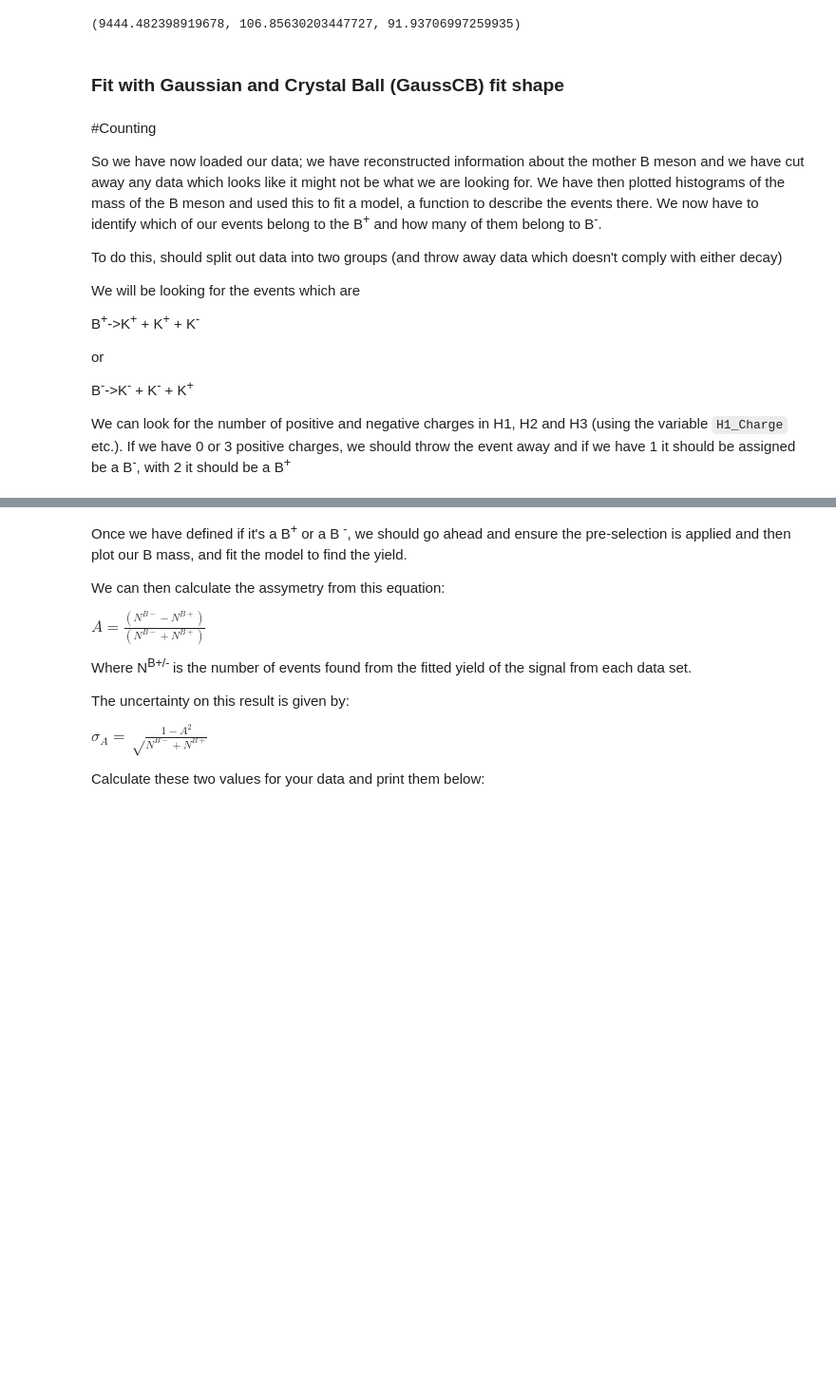
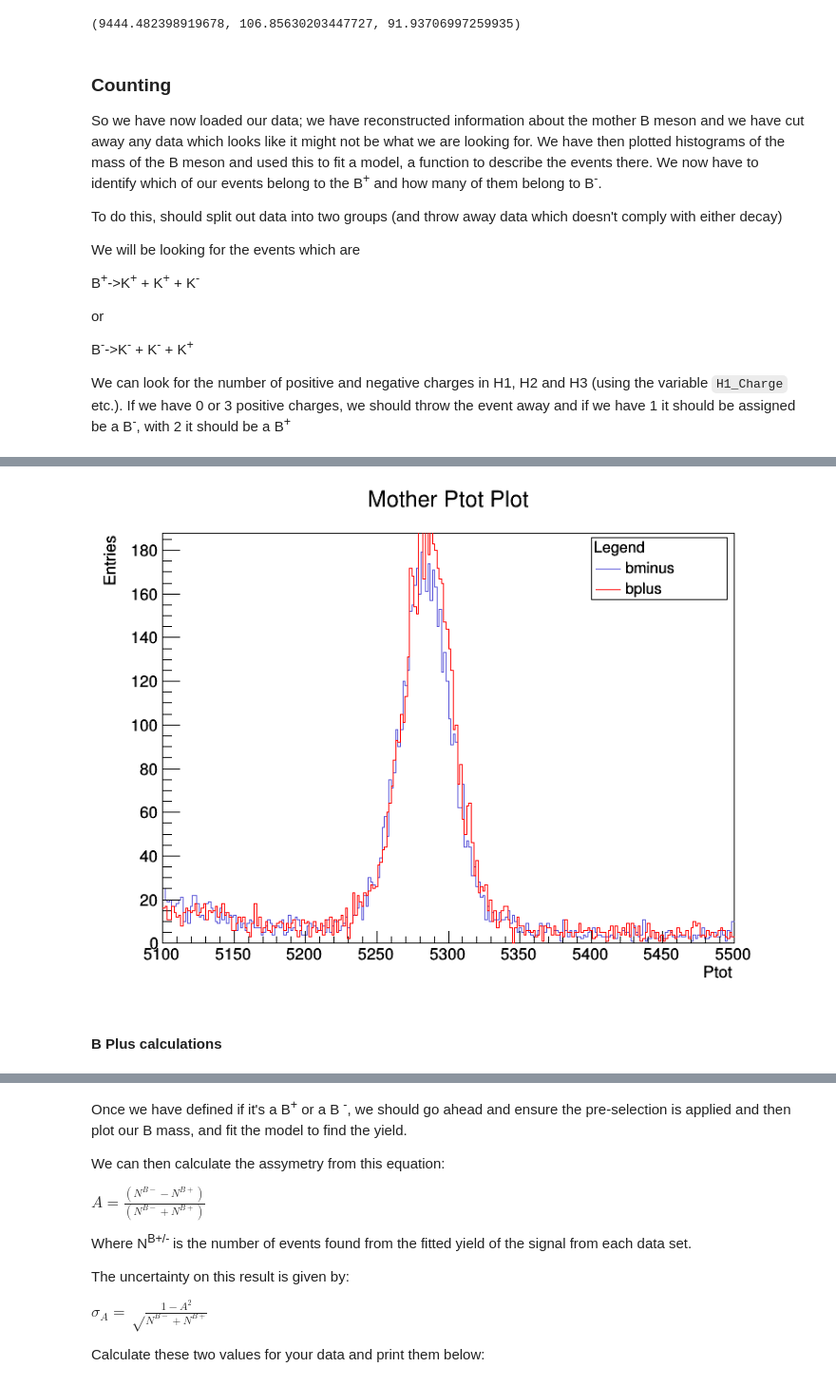
Before and after one commit to Jonastjep/Big_Data_Physics_PRA3024, a Jupyter notebook: Week2_LHCb/LHCb_2021.ipynb, the cells around one changed output, grey strips where cells are left out. Shown: that part at 95% size. Saved outputs shown, nothing was run; the diff lists cells and outputs as text; code cells hidden in the pictures; blank space fills up the shorter version.

````diff
--- a/Week2_LHCb/LHCb_2021.ipynb
+++ b/Week2_LHCb/LHCb_2021.ipynb
@@ -731,9 +710,7 @@ print(signal_yield, signal_error, chi2ndf)
 # %% [output]
 (9444.482398919678, 106.85630203447727, 91.93706997259935)
-# %% [markdown]
-### Fit with Gaussian and Crystal Ball (GaussCB) fit shape
 # %% [markdown]
-#Counting
+### Counting
 
 So we have now loaded our data; we have reconstructed information about the mother B meson and we have cut away any data which looks like it might not be what we are looking for. We have then plotted histograms of the mass of the B meson and used this to fit a model, a function to describe the events there. We now have to identify which of our events belong to the B<sup>+</sup> and how many of them belong to B<sup>-</sup>.
 
@@ -749,3 +726,42 @@ or
 B<sup>-</sup>->K<sup>-</sup> + K<sup>-</sup>  + K<sup>+</sup>
 
 We can look for the number of positive and negative charges in H1, H2 and H3 (using the variable ```H1_Charge``` etc.). If we have 0 or 3 positive charges, we should throw the event away and if we have 1 it should be assigned be a B<sup>-</sup>, with 2 it should be a B<sup>+</sup>
+# %%
+Bplus_cuts = ("H1_Charge+H2_Charge+H3_Charge == 1")
+Bminus_cuts = ("H1_Charge+H2_Charge+H3_Charge == -1")
+
+bplusTree = CutTree.CopyTree(Bplus_cuts)
+bminusTree = CutTree.CopyTree(Bminus_cuts)
+# %%
+c = ROOT.TCanvas("c", "c", 800, 600)
+
+bplusTree.Draw("M_m0>>h1(250, 5100, 5500)")
+h1 = ROOT.gDirectory.Get("h1")
+
+bminusTree.Draw("M_m0>>h2(250, 5100, 5500)")
+h2 = ROOT.gDirectory.Get("h2")
+
+varname = "Ptot"
+
+h2.SetTitle("Mother " + varname + " Plot")
+h2.GetXaxis().SetTitle(varname)
+h2.GetYaxis().SetTitle("Entries")
+h2.SetLineColor(9) # red
+h2.SetLineWidth(1)
+
+h1.SetLineColor(2) # red
+h1.SetLineWidth(1)
+
+
+h2.Draw()
+h1.Draw("same")
+
+leg = ROOT.TLegend(0.11 + 0.59, 0.77, 0.3 + 0.59, 0.89)
+leg.SetHeader("Legend")
+leg.AddEntry(h2, "bminus", "l")
+leg.AddEntry(h1, "bplus", "l")
+
+leg.Draw("same")
+
+c.Draw()
+# %% [output]
@@ -751,0 +769,3 @@ We can look for the number of positive and negative charges in H1, H2 and H3 (us
+[figure, added]
+# %% [markdown]
+#### B Plus calculations
````
Also changed, not shown: parts of 28 cells of this notebook.
